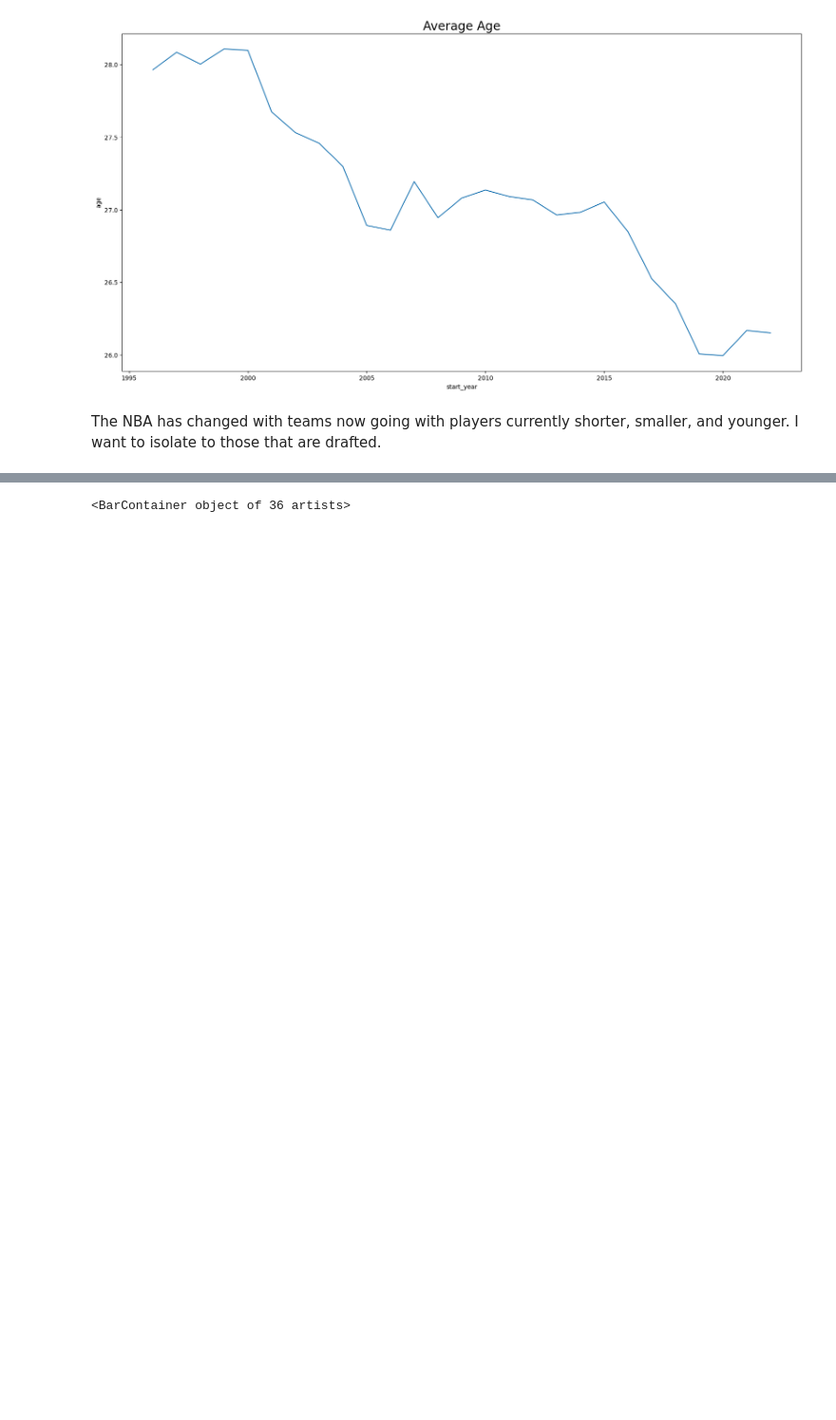
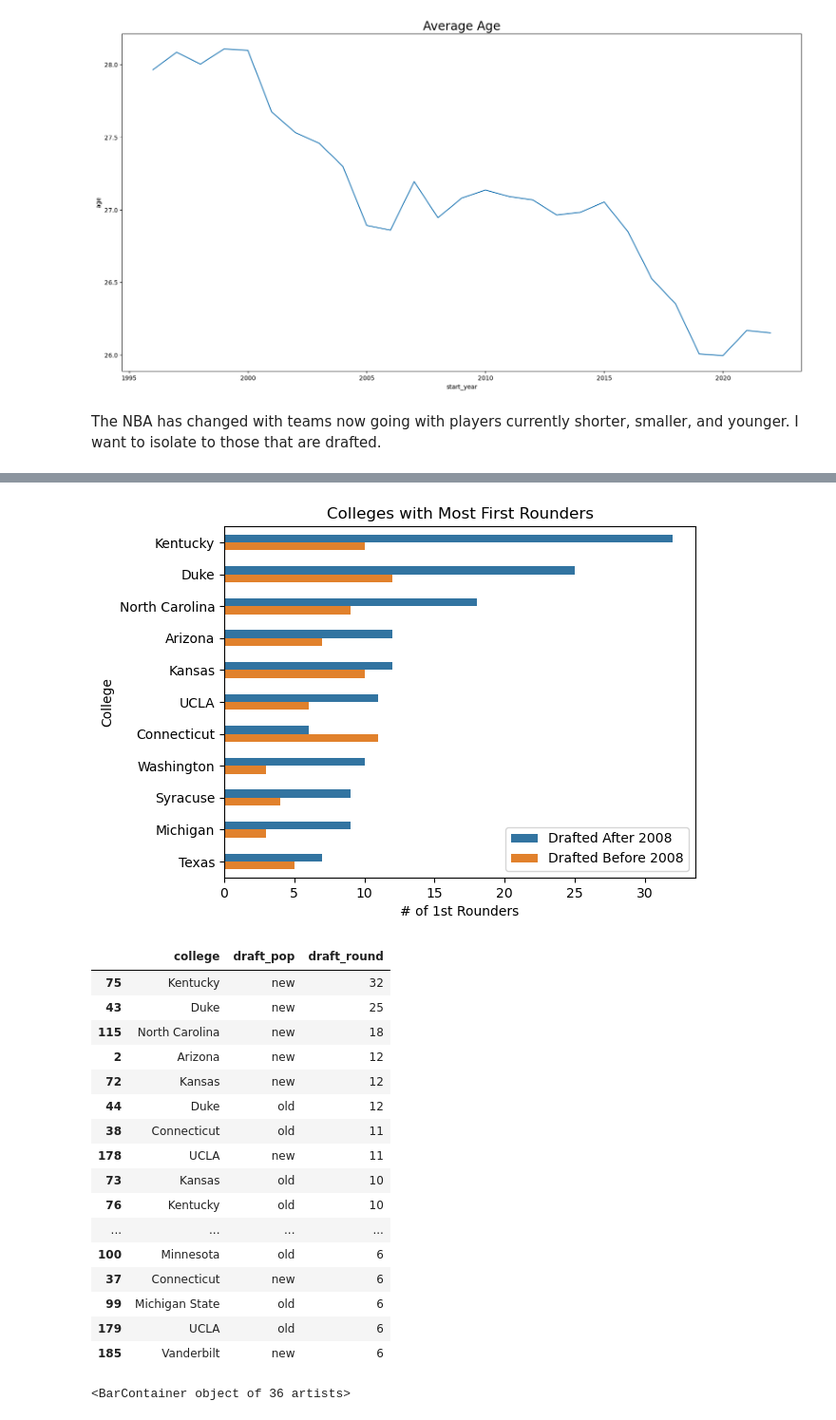
Before and after one commit to doorfish/data-analysis-project, a Jupyter notebook: python_data_analysis_project.ipynb, the cells around one changed output, grey strips where cells are left out. Shown at 95% size. Cells and saved outputs as stored; diff of their text form; code cells hidden in the pictures; blank space fills up the shorter version.

```diff
--- a/python_data_analysis_project.ipynb
+++ b/python_data_analysis_project.ipynb
@@ -212,3 +259,49 @@ plt.show()
+# %%
+#Show stacked plot against first 13 years to last 13 years (school dominance should shift)
+# Can show era of recruiting vs where they are recruiting now
+
+#Only want to see top draft picks
+population = first_year.loc[(first_year['draft_round'] == '1') & (first_year['college'] != 'None')]
+comparison = population.groupby(['college','draft_pop'])['draft_round'].count().reset_index()
+comparison = comparison.sort_values(by=['draft_round'], ascending=False)
+
+#Exclude noise (Schools that have more than 5 first rounders)
+comparison = comparison.loc[(comparison['draft_round'] > 5)]
+new_comp = ranked_college.loc[(ranked_college['ranking'] <= 10)]
+new_comp = new_comp.groupby(['college','draft_pop'])['draft_round'].count().reset_index()
+new_comp = new_comp.sort_values(by=['draft_round'], ascending=False)
+
+# Create bars
+sns.barplot(y=new_comp['college'], x=new_comp['draft_round'],
+            hue=new_comp['draft_pop'], data=comparison, errorbar=None ,width=0.5)
+plt.xlabel('# of 1st Rounders')
+plt.ylabel('College')
+plt.legend().set_title('')
+plt.legend(labels = ['Drafted After 2008', 'Drafted Before 2008'])
+plt.title('Colleges with Most First Rounders')
+plt.show()
+comparison
+# Display the plots
+#plt.show()
+# %% [output]
+[figure, added]
+|  | college | draft_pop | draft_round |
+| 75 | Kentucky | new | 32 |
+| 43 | Duke | new | 25 |
+| 115 | North Carolina | new | 18 |
+| 2 | Arizona | new | 12 |
+| 72 | Kansas | new | 12 |
+| 44 | Duke | old | 12 |
+| 38 | Connecticut | old | 11 |
+| 178 | UCLA | new | 11 |
+| 73 | Kansas | old | 10 |
+| 76 | Kentucky | old | 10 |
+| ... | ... | ... | ... |
+| 100 | Minnesota | old | 6 |
+| 37 | Connecticut | new | 6 |
+| 99 | Michigan State | old | 6 |
+| 179 | UCLA | old | 6 |
+| 185 | Vanderbilt | new | 6 |
 # %%
 # Look at same population but performance in NBA
 perf_df = player_df.loc[(player_df['draft_round'] == '1') & (player_df['college'] != 'None')]
```
Also changed, not shown: parts of 32 cells of this notebook.
